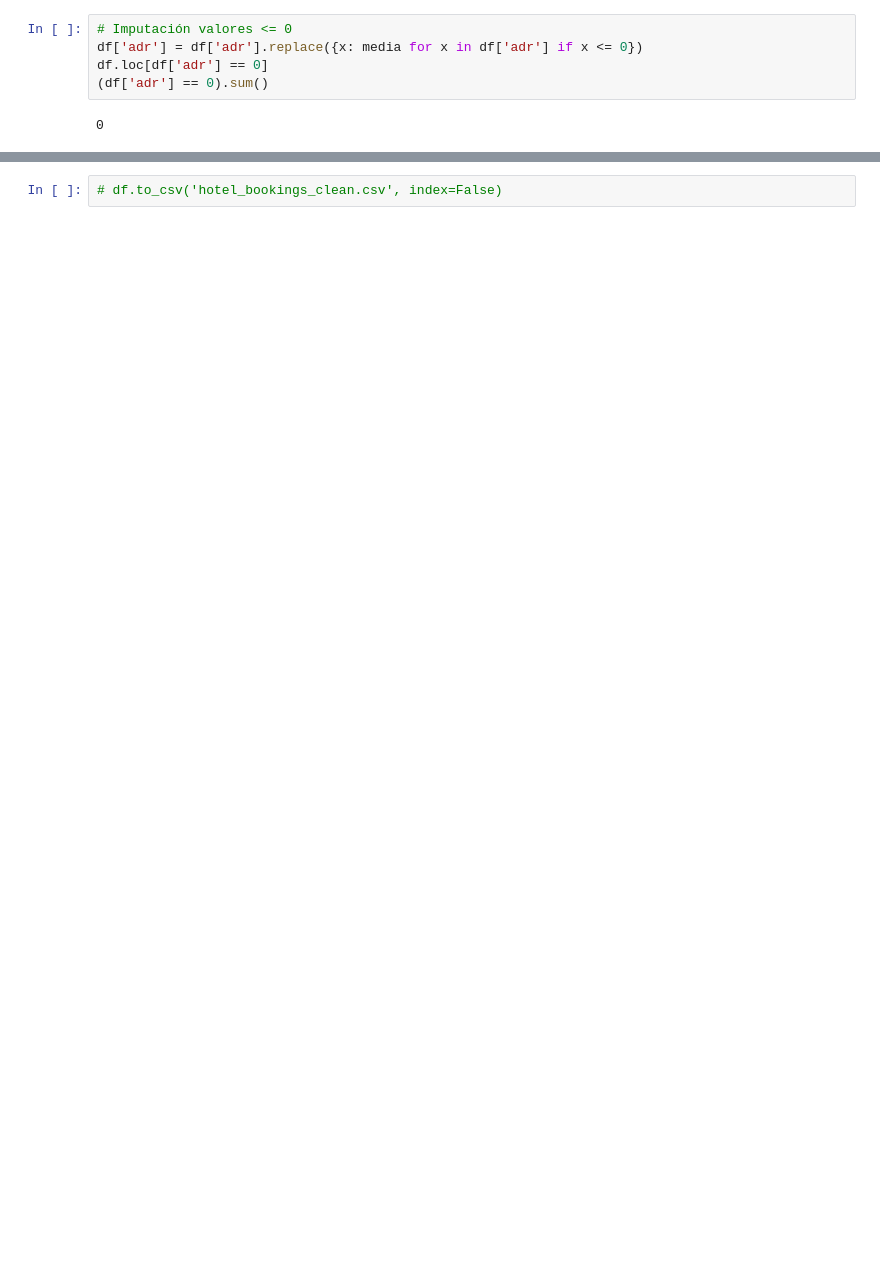
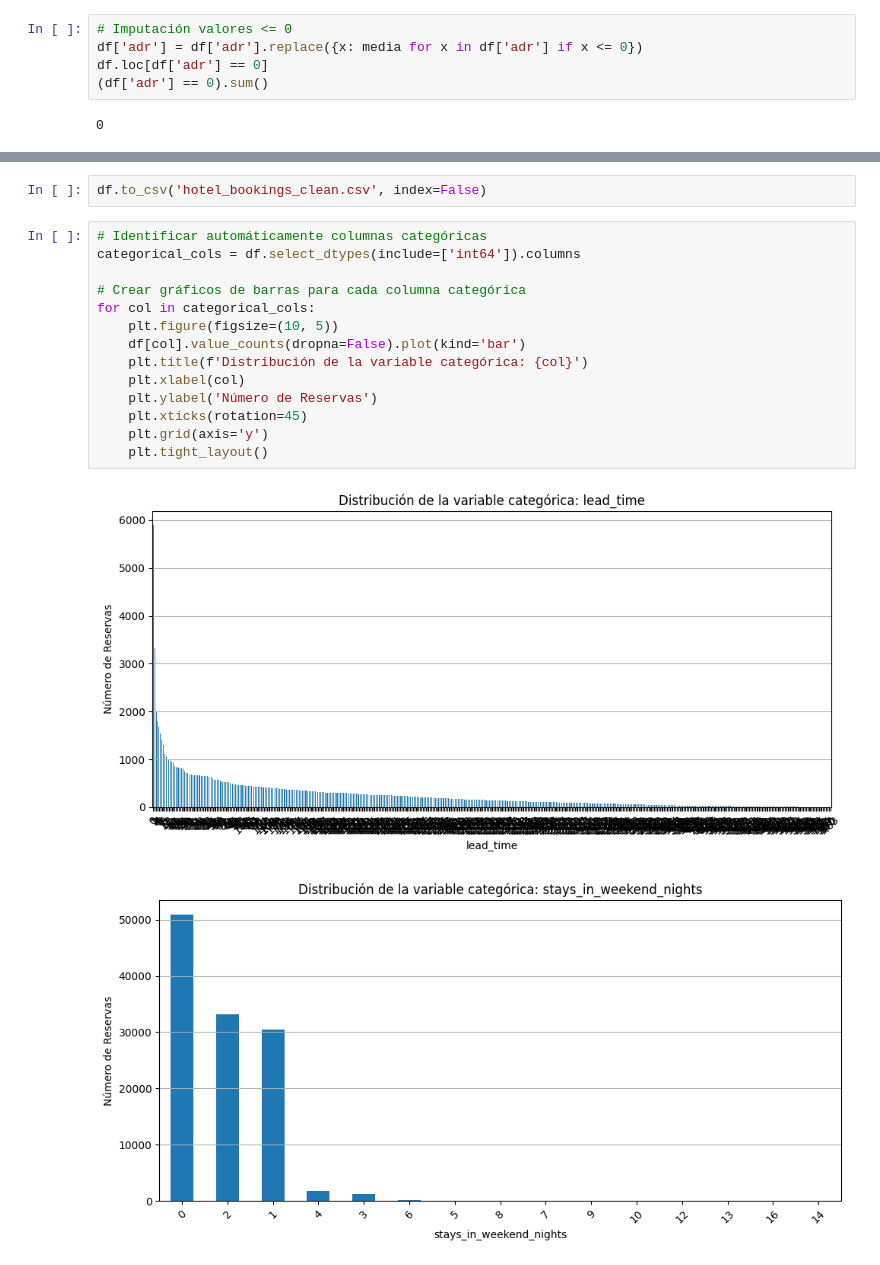
Before and after one commit to GuillermoDuMa/Reboot-Academy-Project-2-Hotel-Bookings, a Jupyter notebook: Data_Cleaning.ipynb, the cells around one changed output, grey strips where cells are left out. Saved outputs shown, nothing was run; the diff lists cells and outputs as text; blank space fills up the shorter version.

```diff
--- a/Data_Cleaning.ipynb
+++ b/Data_Cleaning.ipynb
@@ -787,2 +866,19 @@ memory usage: 23.9+ MB
 # %%
-# df.to_csv('hotel_bookings_clean.csv', index=False)
+df.to_csv('hotel_bookings_clean.csv', index=False)
+# %%
+# Identificar automáticamente columnas categóricas
+categorical_cols = df.select_dtypes(include=['int64']).columns
+
+# Crear gráficos de barras para cada columna categórica
+for col in categorical_cols:
+    plt.figure(figsize=(10, 5))
+    df[col].value_counts(dropna=False).plot(kind='bar')
+    plt.title(f'Distribución de la variable categórica: {col}')
+    plt.xlabel(col)
+    plt.ylabel('Número de Reservas')
+    plt.xticks(rotation=45)
+    plt.grid(axis='y')
+    plt.tight_layout()
+# %% [output]
+[figure, added]
+[figure, added]
```
Also changed, not shown: parts of 25 cells of this notebook, 1 other file.
